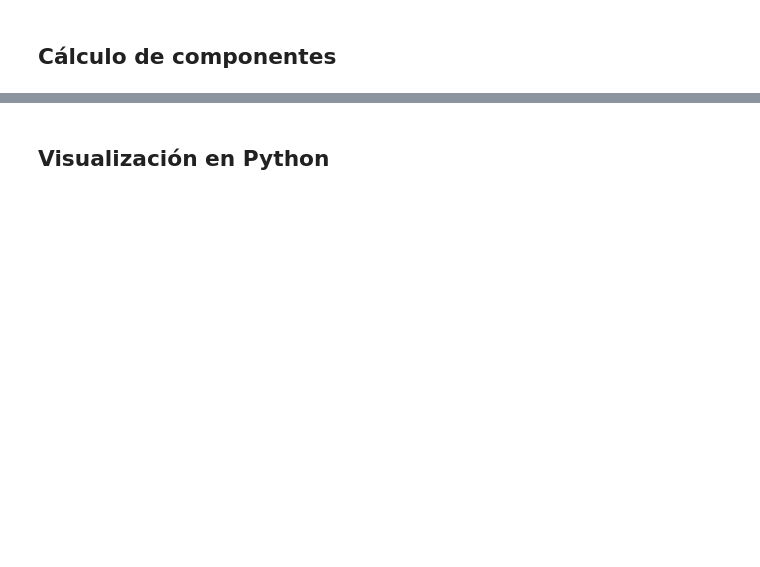
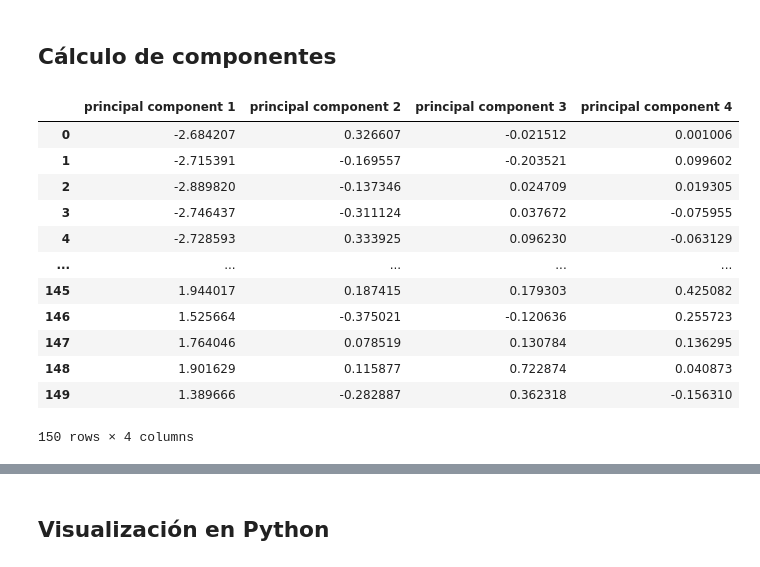
Before and after one commit to eanizainea/mlean2024_proyecto1, a Jupyter notebook: Código/ACP - Clase 2.ipynb, the cells around one changed output, grey strips where cells are left out. Cells and saved outputs as stored; diff of their text form; code cells hidden in the pictures; blank space fills up the shorter version.

```diff
--- a/Código/ACP - Clase 2.ipynb
+++ b/Código/ACP - Clase 2.ipynb
@@ -230,6 +266,22 @@ pca = PCA(n_components=4)
 principalComponents = pca.fit_transform(x)
 principalDf = pd.DataFrame(data = principalComponents
              , columns = ['principal component 1', 'principal component 2', 'principal component 3', 'principal component 4'])
+# %%
+principalDf
+# %% [output]
+|  | principal component 1 | principal component 2 | principal component 3 | principal component 4 |
+| 0 | -2.684207 | 0.326607 | -0.021512 | 0.001006 |
+| 1 | -2.715391 | -0.169557 | -0.203521 | 0.099602 |
+| 2 | -2.889820 | -0.137346 | 0.024709 | 0.019305 |
+| 3 | -2.746437 | -0.311124 | 0.037672 | -0.075955 |
+| 4 | -2.728593 | 0.333925 | 0.096230 | -0.063129 |
+| ... | ... | ... | ... | ... |
+| 145 | 1.944017 | 0.187415 | 0.179303 | 0.425082 |
+| 146 | 1.525664 | -0.375021 | -0.120636 | 0.255723 |
+| 147 | 1.764046 | 0.078519 | 0.130784 | 0.136295 |
+| 148 | 1.901629 | 0.115877 | 0.722874 | 0.040873 |
+| 149 | 1.389666 | -0.282887 | 0.362318 | -0.156310 |
+150 rows × 4 columns
 # %%
 principalDf.describe()
 # %% [output]
```
Also changed, not shown: parts of 15 cells of this notebook.
